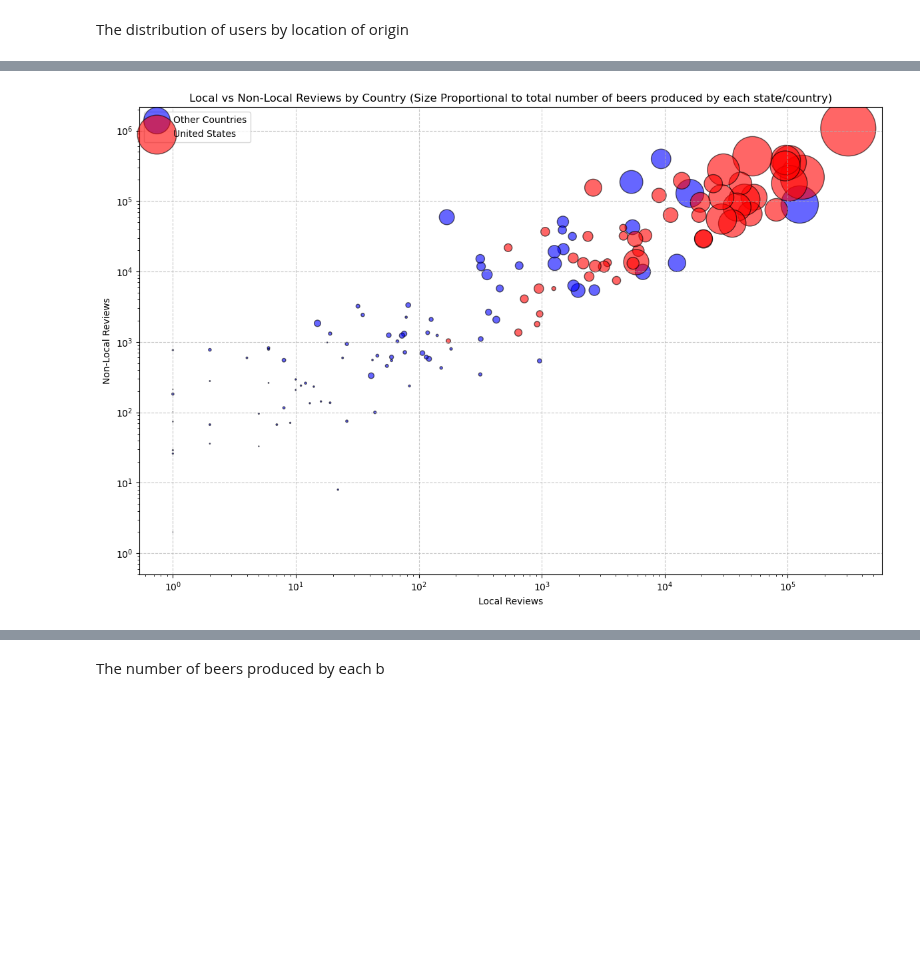
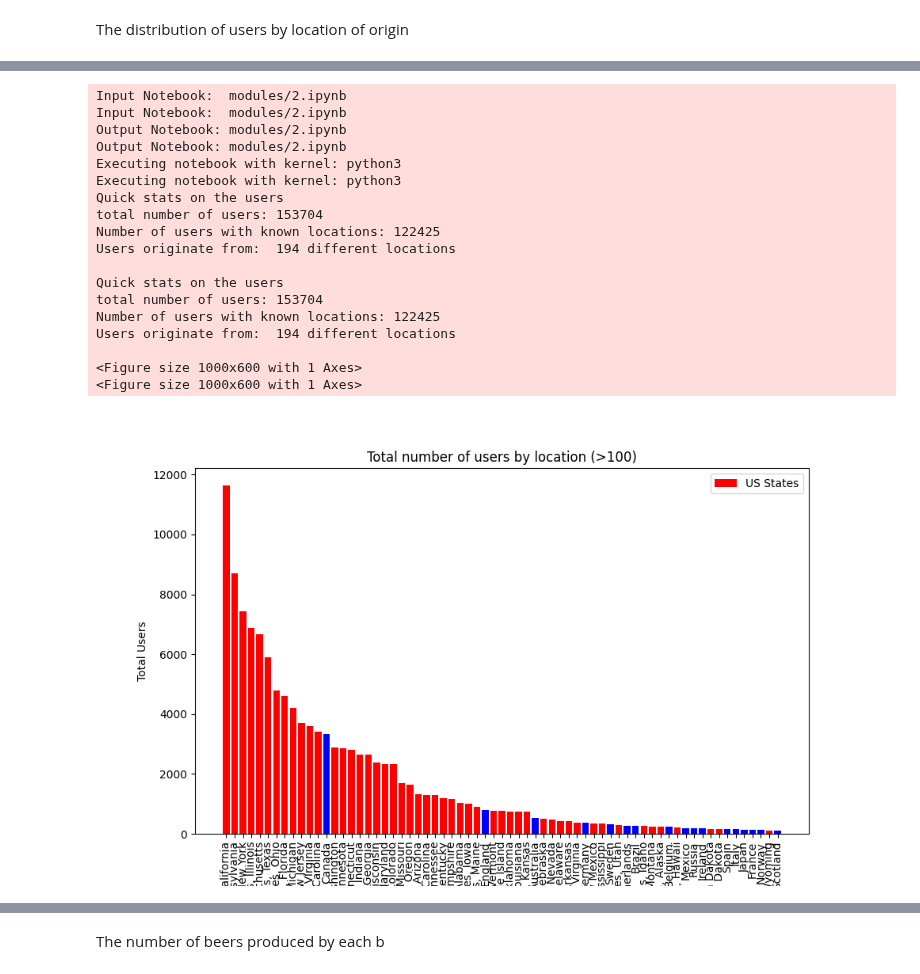
Before and after one commit to epfl-ada/ada-2024-project-x0x0, a Jupyter notebook: results.ipynb, the cells around one changed output, grey strips where cells are left out. Saved outputs shown, nothing was run; the diff lists cells and outputs as text; code cells hidden in the pictures; blank space fills up the shorter version.

```diff
--- a/results.ipynb
+++ b/results.ipynb
@@ -119,41 +55,30 @@ country_data = country_data.sort_values(by='local_reviews', ascending=False)
-# %%
-
-fig, ax = plt.subplots(figsize=(12, 8))
-
-#Identify states that are in the US
-highlighted = country_data['location'].str.startswith('United States')
-
-#Plot for countries that are NOT 'United States' in blue
-scatter = ax.scatter(
-    country_data.loc[~highlighted, 'local_reviews'],
-    country_data.loc[~highlighted, 'non_local_reviews'],
-    s=country_data.loc[~highlighted, 'total_beers'] * 0.1,
-    color='blue',
-    alpha=0.6,
-    edgecolor='black',
-    label='Other Countries'
-)
-
-#Plot for US states in red
-scatter_us = ax.scatter(
-    country_data.loc[highlighted, 'local_reviews'],
-    country_data.loc[highlighted, 'non_local_reviews'],
-    s=country_data.loc[highlighted, 'total_beers'] * 0.1,
-    color='red',
-    alpha=0.6,
-    edgecolor='black',
-    label='United States'
-)
-
-# Set plot labels and title
-ax.set_xlabel('Local Reviews')
-ax.set_xscale('log')
-ax.set_yscale('log')
-ax.set_ylabel('Non-Local Reviews')
-ax.set_title('Local vs Non-Local Reviews by Country (Size Proportional to total number of beers produced by each state/country)')
-ax.grid(True, linestyle='--', alpha=0.7)
-ax.legend(loc='upper left')
-plt.tight_layout()
-plt.show()
-# %% [output]
-[figure, removed]
+# %%
+pm.execute_notebook(
+        'modules/2.ipynb',
+        'modules/2.ipynb', #dont want to make new file
+        log_output=True,
+        progress_bar=False,
+        report_mode=True
+    )
+
+display(Image(filename='modules/2.png'))
+# %% [output]
+Input Notebook:  modules/2.ipynb
+Input Notebook:  modules/2.ipynb
+Output Notebook: modules/2.ipynb
+Output Notebook: modules/2.ipynb
+Executing notebook with kernel: python3
+Executing notebook with kernel: python3
+Quick stats on the users
+total number of users: 153704
+Number of users with known locations: 122425
+Users originate from:  194 different locations
+
+Quick stats on the users
+total number of users: 153704
+Number of users with known locations: 122425
+Users originate from:  194 different locations
+
+<Figure size 1000x600 with 1 Axes>
+<Figure size 1000x600 with 1 Axes>
+[figure, added]
```
Also changed, not shown: parts of 10 cells of this notebook, 7 other files.
